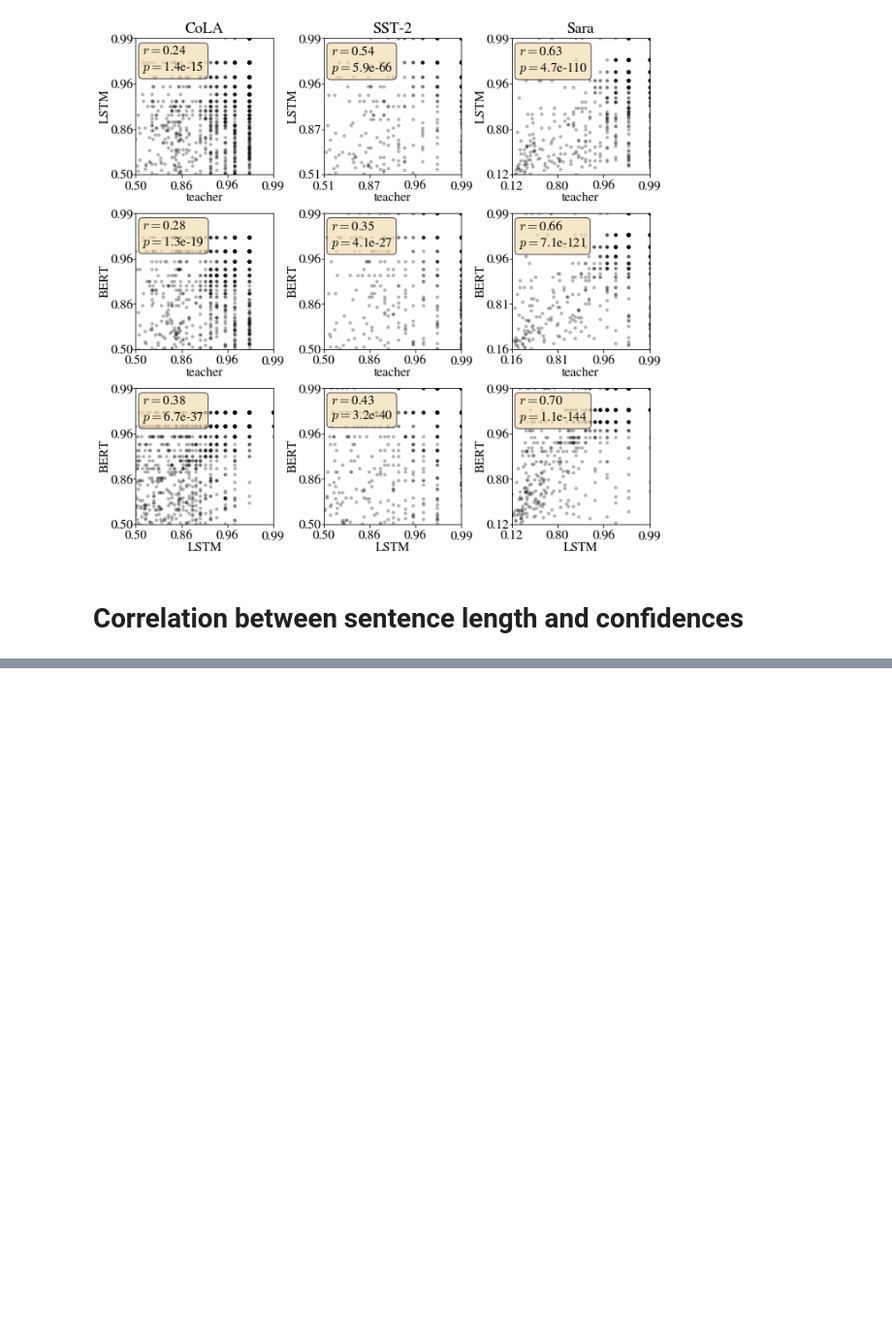
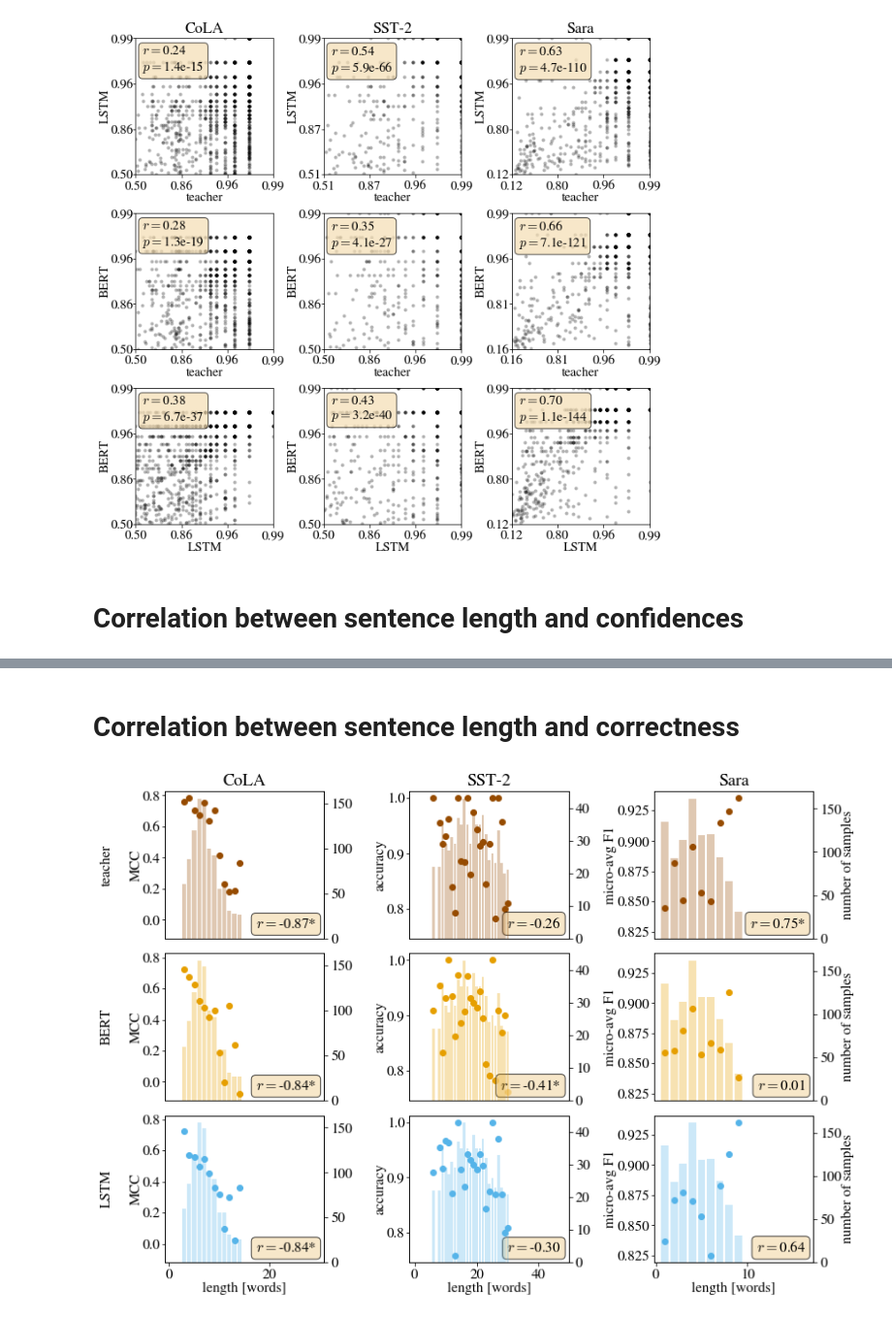
Before and after one commit to samsucik/knowledge-distil-bert, a Jupyter notebook: experiments/analysis/General plotting.ipynb, the cells around one changed output, grey strips where cells are left out. Shown at 97% size. Cells and saved outputs as stored; diff of their text form; code cells hidden in the pictures; blank space fills up the shorter version.

```diff
--- a/experiments/analysis/General plotting.ipynb
+++ b/experiments/analysis/General plotting.ipynb
@@ -68,6 +69,19 @@ best_model_scores = {
 
 with open("predictions/eval_prediction_entropies.pkl", 'rb') as handle:
     eval_prediction_entropies = pickle.load(handle)
+
+def simple_accuracy(preds, labels):
+    return (np.reshape(preds, (-1,)) == np.reshape(labels, (-1,))).mean()
+
+def compute_score(preds, labels, task):
+    if task == "CoLA":
+        return matthews_corrcoef(labels, preds)
+    elif task == "Sara":
+        return f1_score(y_true=labels, y_pred=preds, average="micro")
+    elif task == "SST-2":
+        return simple_accuracy(preds, labels)
+    else:
+        raise KeyError(task)
 # %% [markdown]
 # Comparing performance of best models
 # %%
@@ -284,0 +299,47 @@ plt.show()
+# %% [markdown]
+# Correlation between sentence length and correctness
+# %%
+take_log = False
+prob_log_limit = 0.99
+fig, axs = plt.subplots(nrows=3, ncols=3, figsize=(11.5, 8), sharex="col", sharey="col")
+alpha = 0.3
+for i, task in enumerate(glue_tasks):
+    data = pd.read_csv("predictions/full_predictions-{}.csv".format(task))
+    lengths = data["sentence"].apply(lambda s: len(s.split()))
+    data = data.assign(length=lengths)
+    lengths = range(1, max(lengths)+1)
+    axs[0, i].set_title(task)
+    for j, model_type in enumerate(model_types["main"]):
+        ax = axs[j, i]
+        xs = lengths
+        ys = []
+        ys1 = []
+        for l in lengths:
+            rows = data[data["length"] == l]
+            if len(rows) >= 20:
+                score = compute_score(rows["label"], rows["pred_" + model_type], task)
+                ys.append(score)
+                ys1.append(len(rows))
+            else:
+                ys.append(None)
+                ys1.append(0)
+        R, p = pearsonr(np.array(xs)[np.array(ys) != None], np.array(ys)[np.array(ys) != None])
+        text = "$r = ${:.2f}".format(R) + ("*" if p < 0.05 else "")
+        props = dict(boxstyle='round', facecolor='wheat', alpha=0.7)
+        ax.text(0.95, 0.05, text, transform=ax.transAxes, verticalalignment='bottom', horizontalalignment='right', bbox=props)
+        ax.plot(xs, ys, marker=".", color=model_colours[model_type], linewidth=0, markersize=12)
+        ax2 = ax.twinx()
+        ax2.bar(xs, ys1, color=[*model_colours[model_type], alpha])
+        if i == 0:
+            ax.set_ylabel(model_type + "\n\n{}".format(metrics[task]), labelpad=0)
+        else:
+            ax.set_ylabel("{}".format(metrics[task]), labelpad=0)
+        if i == 2:
+            ax2.set_ylabel("number of samples", labelpad=0)
+        ax.tick_params(axis="y", pad=1)
+        if j == 2: ax.set_xlabel("length [words]", labelpad=0)
+        else: ax.tick_params(axis="x", length=0)
+plt.tight_layout(w_pad=1.5, h_pad=0.5)
+plt.show()
+# %% [output]
+[figure, added]
```
Also changed, not shown: parts of 2 cells of this notebook, 17 other files.
